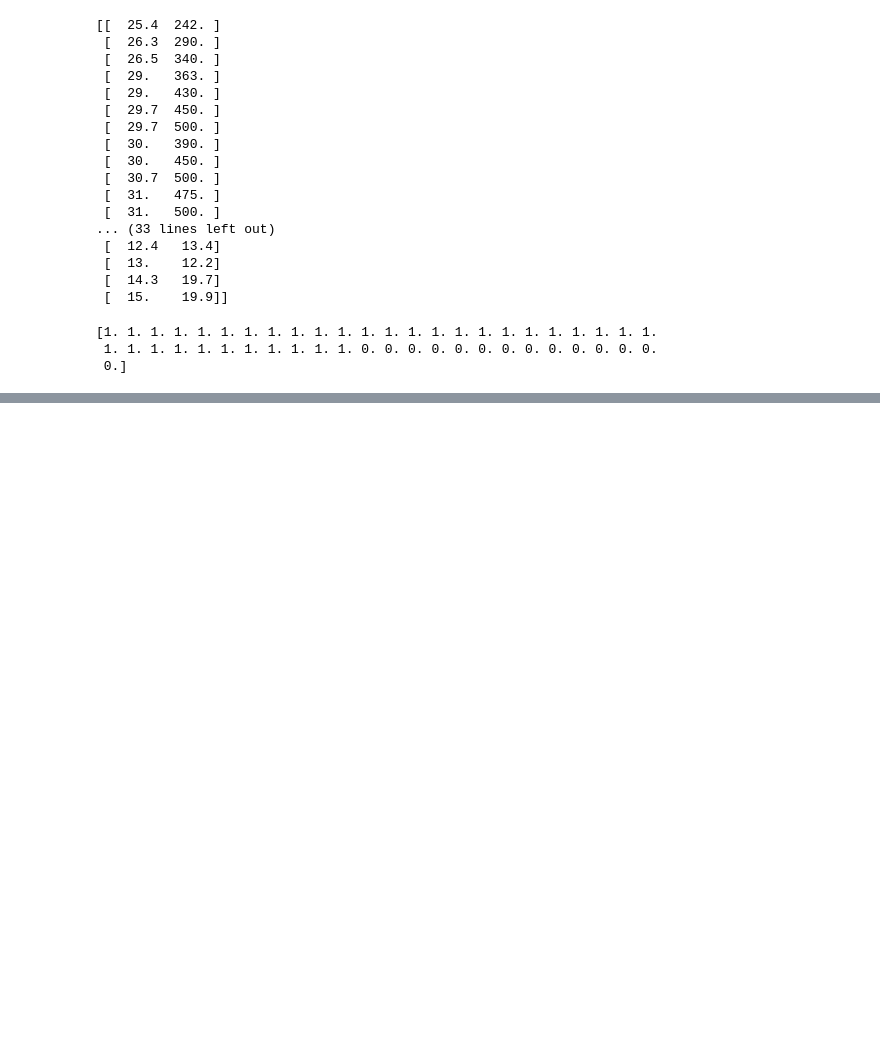
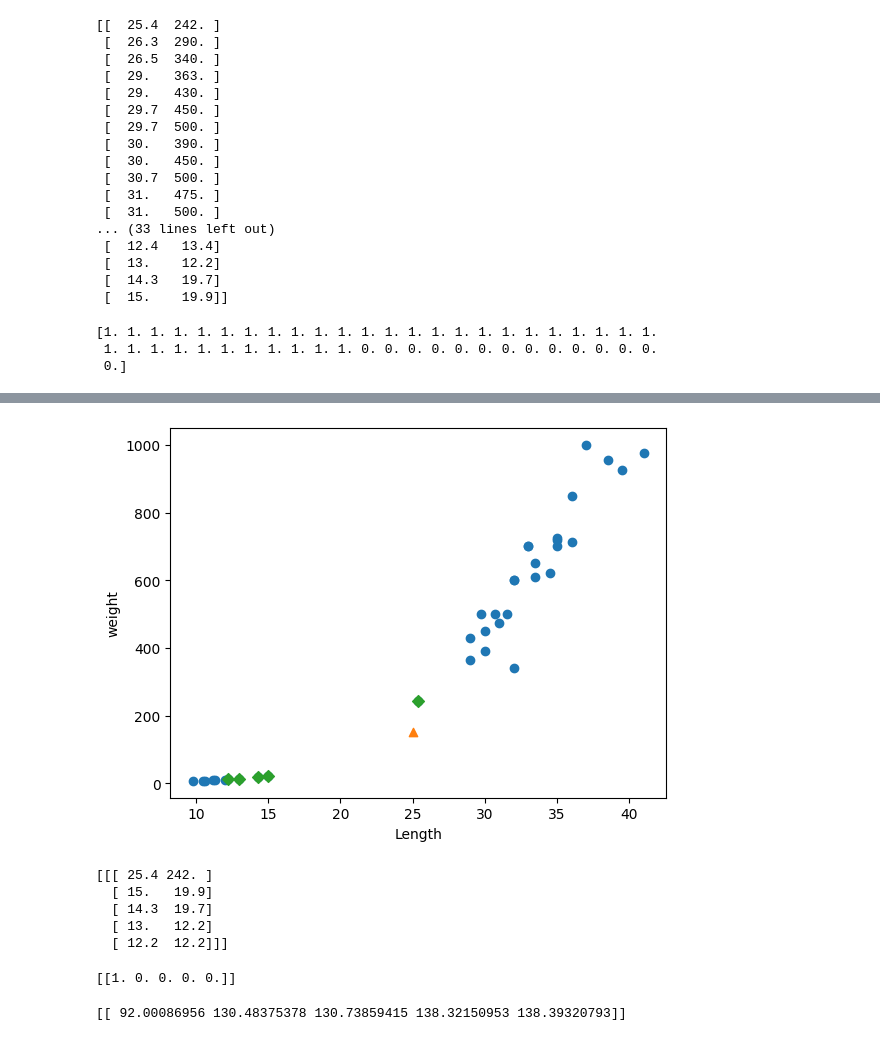
Before and after one commit to jh868/ML, a Jupyter notebook: 02-2.ipynb, the cells around one changed output, grey strips where cells are left out. Cells and saved outputs as stored; diff of their text form; code cells hidden in the pictures; blank space fills up the shorter version.

```diff
--- a/02-2.ipynb
+++ b/02-2.ipynb
@@ -51,0 +94,27 @@ train_input, test_input, train_target, test_target = train_test_split(fish_data,
+# %%
+distances, indexes = kn.kneighbors([[25,150]])  # 근접한 인덱스와 거리 반
+# %%
+plt.scatter(train_input[:,0], train_input[:,1])
+plt.scatter(25,150, marker='^')
+plt.scatter(train_input[indexes,0], train_input[indexes,1], marker='D')
+plt.xlabel('Length')
+plt.ylabel('weight')
+plt.show()
+# %% [output]
+[figure, added]
+# %%
+print(train_input[indexes])
+# %% [output]
+[[[ 25.4 242. ]
+  [ 15.   19.9]
+  [ 14.3  19.7]
+  [ 13.   12.2]
+  [ 12.2  12.2]]]
+# %%
+print(train_target[indexes])  # 빙어 데이터가 더 많이 들어간것을 확인 할 수 있음
+# %% [output]
+[[1. 0. 0. 0. 0.]]
+# %%
+print(distances)
+# %% [output]
+[[ 92.00086956 130.48375378 130.73859415 138.32150953 138.39320793]]
```
Also changed, not shown: parts of 27 cells of this notebook, 2 other files.
